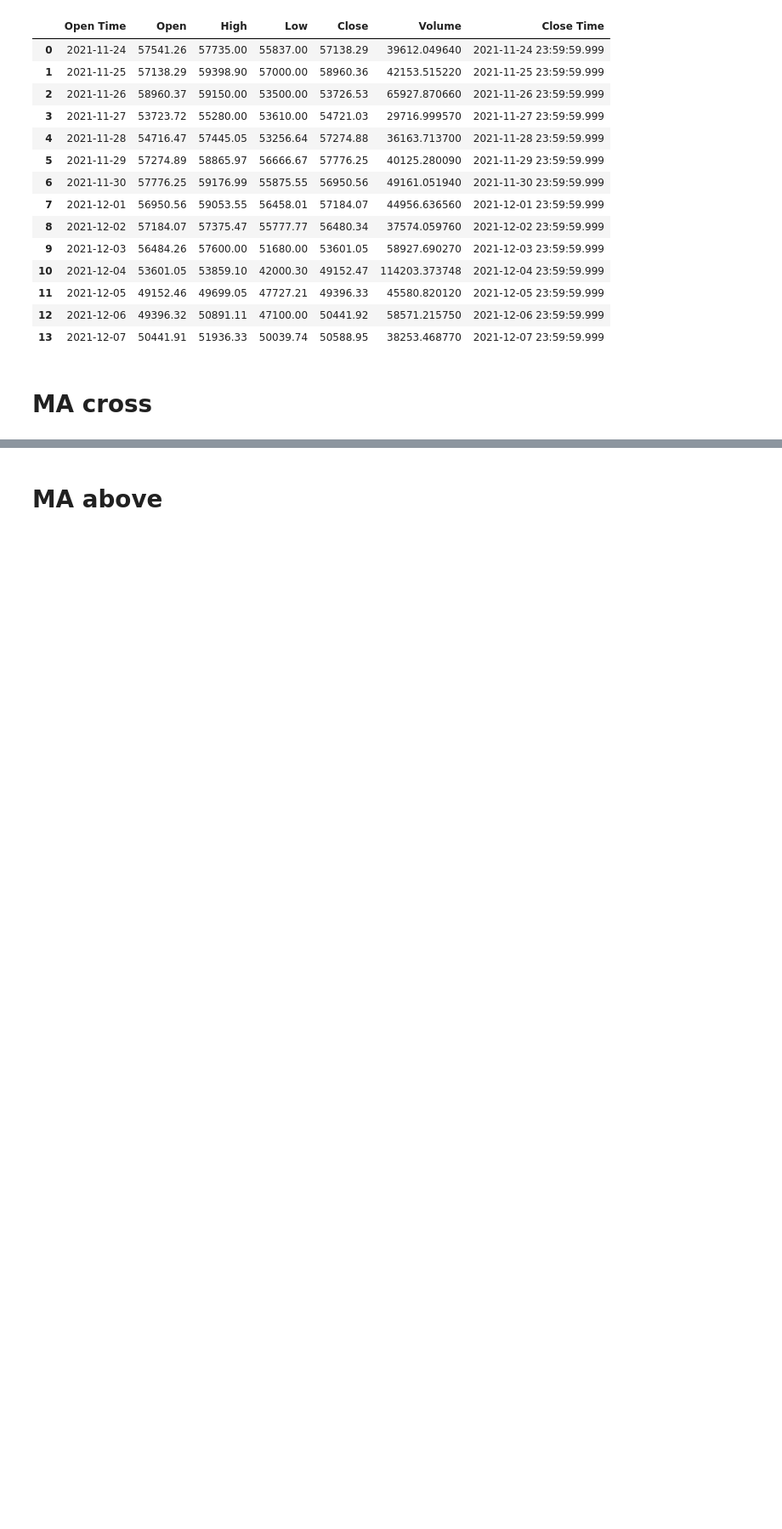
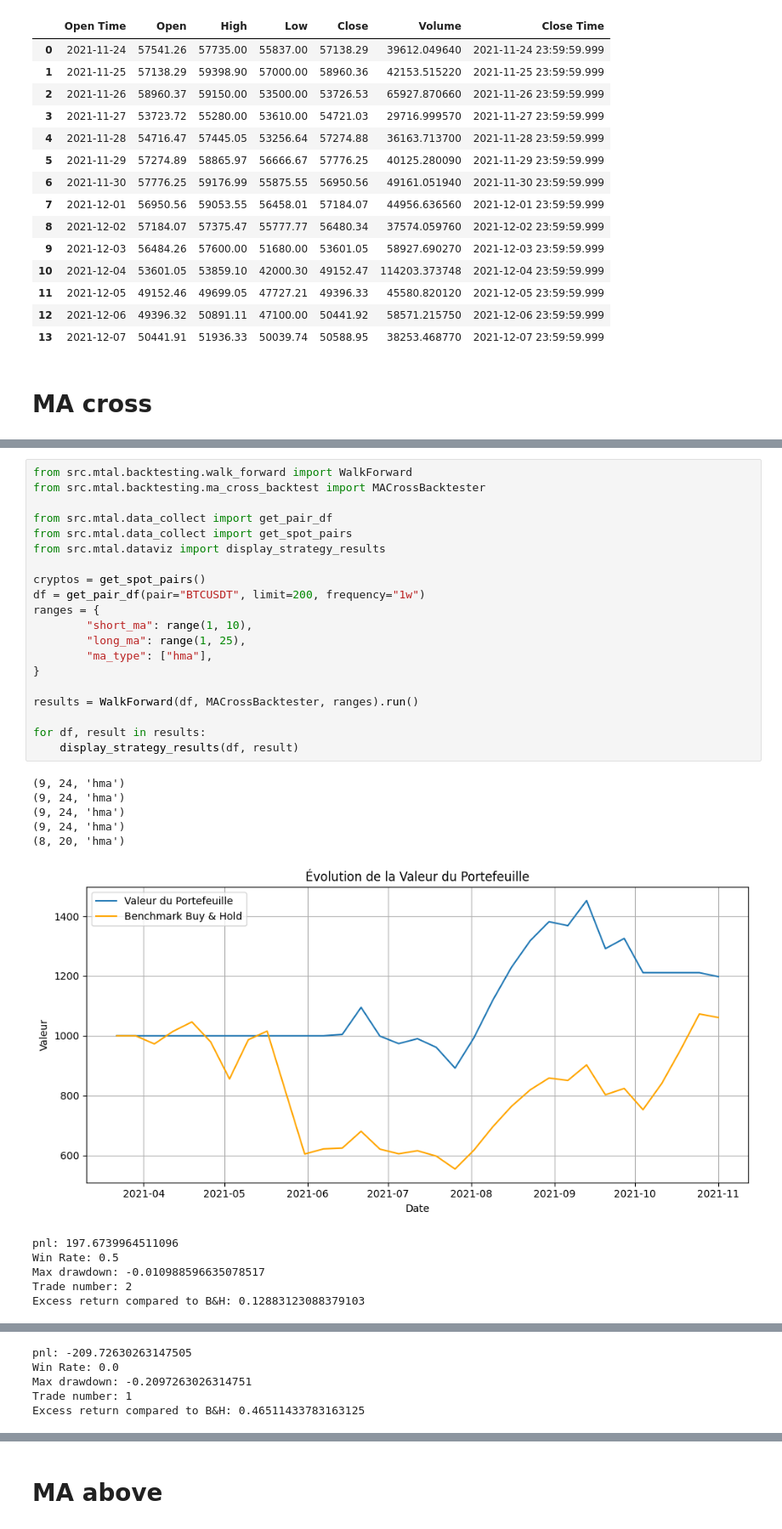
Before and after one commit to Romathonat/MTAL, a Jupyter notebook: notebooks/backtest.ipynb, the cells around one changed output, grey strips where cells are left out. Shown at 85% size. Cells and saved outputs as stored; diff of their text form; blank space fills up the shorter version.

```diff
--- a/notebooks/backtest.ipynb
+++ b/notebooks/backtest.ipynb
@@ -85,0 +86,32 @@ Excess return compared to B&H: 0.11555605395832595
+# %%
+from src.mtal.backtesting.walk_forward import WalkForward
+from src.mtal.backtesting.ma_cross_backtest import MACrossBacktester
+
+from src.mtal.data_collect import get_pair_df
+from src.mtal.data_collect import get_spot_pairs
+from src.mtal.dataviz import display_strategy_results
+
+cryptos = get_spot_pairs()
+df = get_pair_df(pair="BTCUSDT", limit=200, frequency="1w")
+ranges = {
+        "short_ma": range(1, 10),
+        "long_ma": range(1, 25),
+        "ma_type": ["hma"],
+}
+
+results = WalkForward(df, MACrossBacktester, ranges).run()
+
+for df, result in results:
+    display_strategy_results(df, result)
+# %% [output]
+(9, 24, 'hma')
+(9, 24, 'hma')
+(9, 24, 'hma')
+(9, 24, 'hma')
+(8, 20, 'hma')
+[figure, added]
+pnl: 197.6739964511096
+Win Rate: 0.5
+Max drawdown: -0.010988596635078517
+Trade number: 2
+Excess return compared to B&H: 0.12883123088379103
@@ -85,0 +119,5 @@ Excess return compared to B&H: 0.11555605395832595
+pnl: -209.72630263147505
+Win Rate: 0.0
+Max drawdown: -0.2097263026314751
+Trade number: 1
+Excess return compared to B&H: 0.46511433783163125
```
Also changed, not shown: parts of 4 cells of this notebook, 1 other file.
